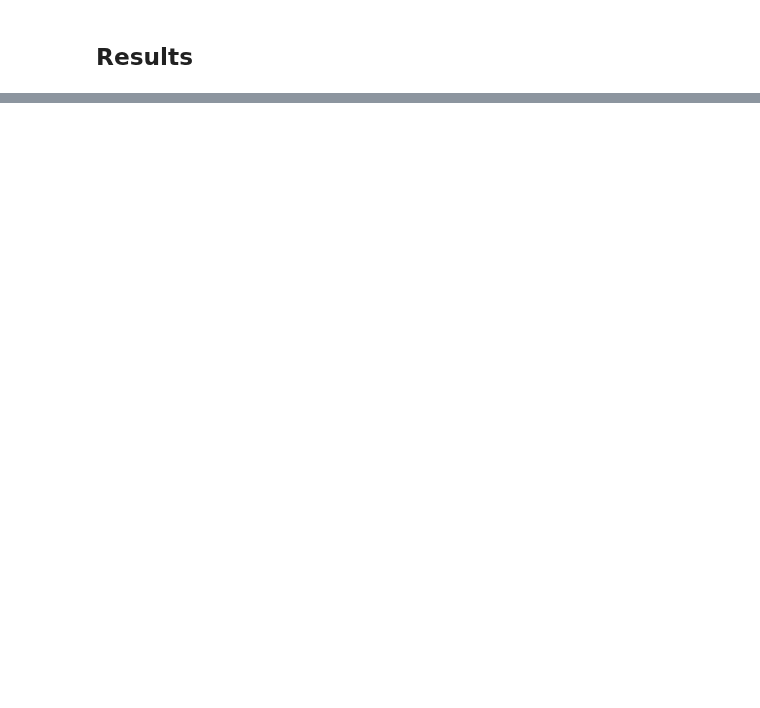
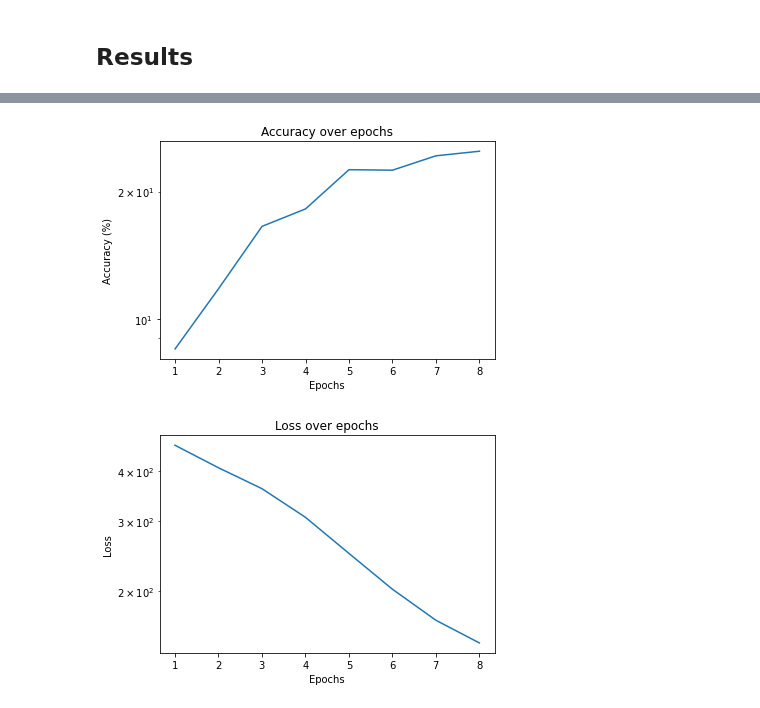
Before and after one commit to Baccega/flower-classifier, a Jupyter notebook: flower-classifier.ipynb, the cells around one changed output, grey strips where cells are left out. Drawn from its saved outputs; the diff is of its cells as text; code cells hidden in the pictures; blank space fills up the shorter version.

```diff
--- a/flower-classifier.ipynb
+++ b/flower-classifier.ipynb
@@ -25,13 +25,16 @@ from torch import nn, optim
 import torch.nn.functional as F
 import torch.utils.data as data
 from torch.utils.data import Dataset
+from torch.utils.tensorboard import SummaryWriter
 # from torch.autograd import Variable
-from torchvision import datasets, transforms
+from torchvision import transforms, models
+from torchvision.models import ResNet18_Weights
 
 # --- CONSTANTS AND HYPERPARAMETERS ---
 
+CHOOSEN_MODEL = 1
 SEED = 151836
-DATASET_SPLIT = 0.8  # Get 80% of dataset for training, the rest for validating
+DATASET_SPLIT = 0.8  # Get 80% of dataset for training, the rest for testing
 
 BATCH_SIZE = 64
 N_EPOCHS = 8
@@ -61,6 +64,9 @@ device = "cuda" if torch.cuda.is_available() else "cpu"
 #     else ("mps" if torch.backends.mps.is_available() else "cpu")
 # )
 
+# Tensorboard writer
+writer = SummaryWriter()
+
 print(f"-----\nPyTorch version: {torch.__version__}\nDevice: {device}\n-----")
 # %% [output]
 -----
@@ -361,0 +357,51 @@ print(tabulate(formatted_training_results_data, headers = 'keys', tablefmt = 'fa
+# %%
+# Pre-made data
+# training_results_data = pd.DataFrame(
+#     {
+#         "Epoch": [1, 2, 3, 4, 5, 6, 7, 8],
+#         "Predictions": [503, 576, 597, 620, 626, 633, 636, 637],
+#         "Samples": [1638, 1638, 1638, 1638, 1638, 1638, 1638, 1638],
+#         "Accuracy": [30.71, 35.16, 36.45, 37.85, 38.22, 38.64, 38.83, 38.89],
+#         "Loss": [
+#             393.67,
+#             141.599,
+#             25.4623,
+#             3.54714,
+#             1.30103,
+#             1.12792,
+#             0.359285,
+#             0.998295,
+#         ],
+#     }
+# )
+
+formatted_training_results_data = pd.DataFrame(
+    {"Epoch": [], "Predictions/Samples": [], "Accuracy": [], "Loss": []}
+)
+for index, row in training_results_data.iterrows():
+    formatted_training_results_data.loc[len(formatted_training_results_data.index)] = [
+            row[0],
+            f"{int(row[1])}/{int(row[2])}",
+            f"{row[3]:.2f}%",
+            f"{row[4]}",
+        ]
+
+print(tabulate(formatted_training_results_data, headers = 'keys', tablefmt = 'fancy_grid', showindex="never"))
+
+
+plt.plot(training_results_data["Epoch"], training_results_data["Accuracy"])
+plt.title('Accuracy over epochs')
+plt.xlabel('Epochs')
+plt.ylabel('Accuracy (%)')
+plt.yscale('log')
+# plt.grid(True)
+plt.show()
+
+plt.plot(training_results_data["Epoch"], training_results_data["Loss"])
+plt.title('Loss over epochs')
+plt.xlabel('Epochs')
+plt.ylabel('Loss')
+plt.yscale('log')
+# plt.grid(True)
+plt.show()
+# %% [output]
@@ -361,0 +427,2 @@ print(tabulate(formatted_training_results_data, headers = 'keys', tablefmt = 'fa
+[figure, added]
+[figure, added]
```
Also changed, not shown: parts of 7 cells of this notebook, 1 other file.
